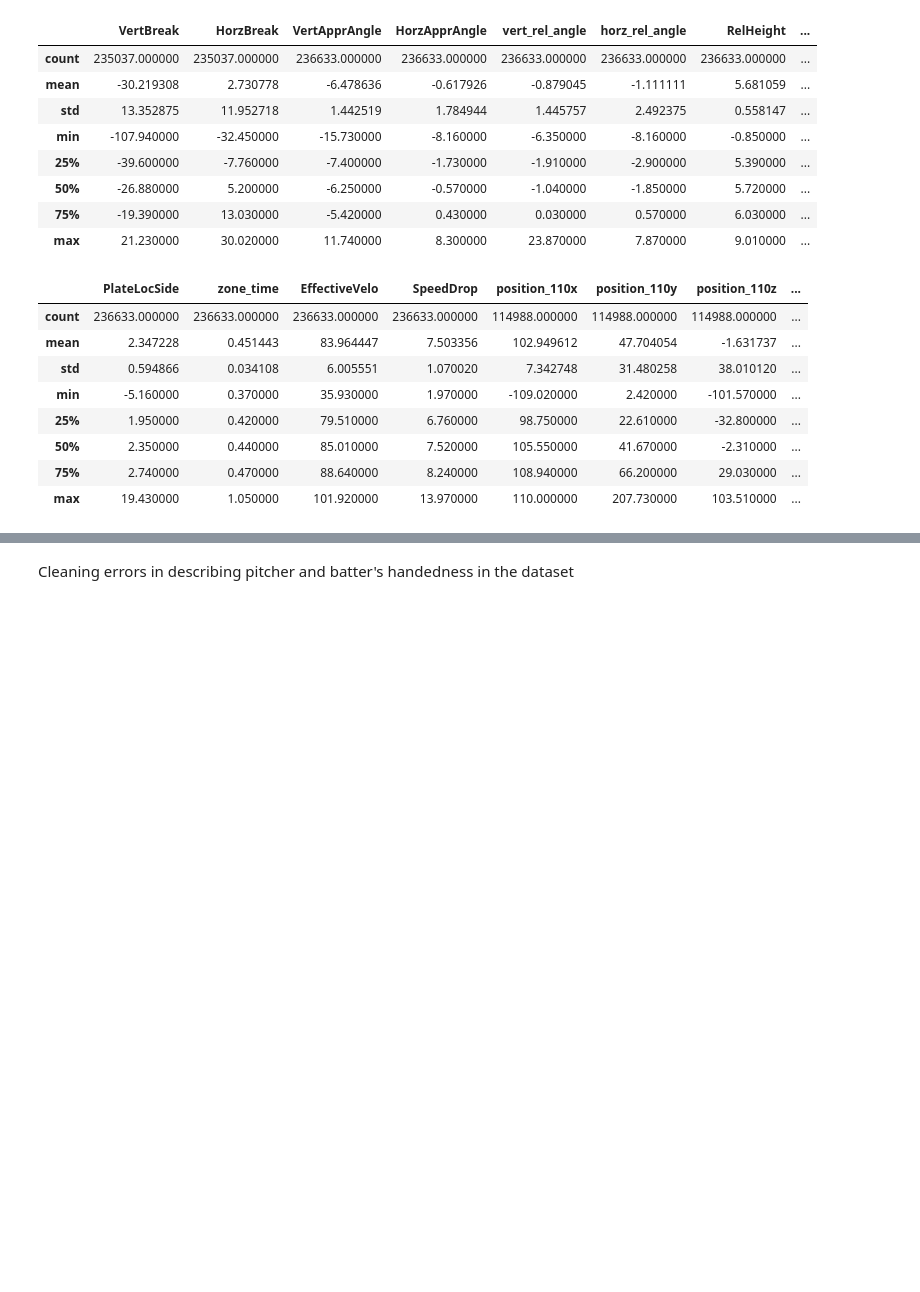
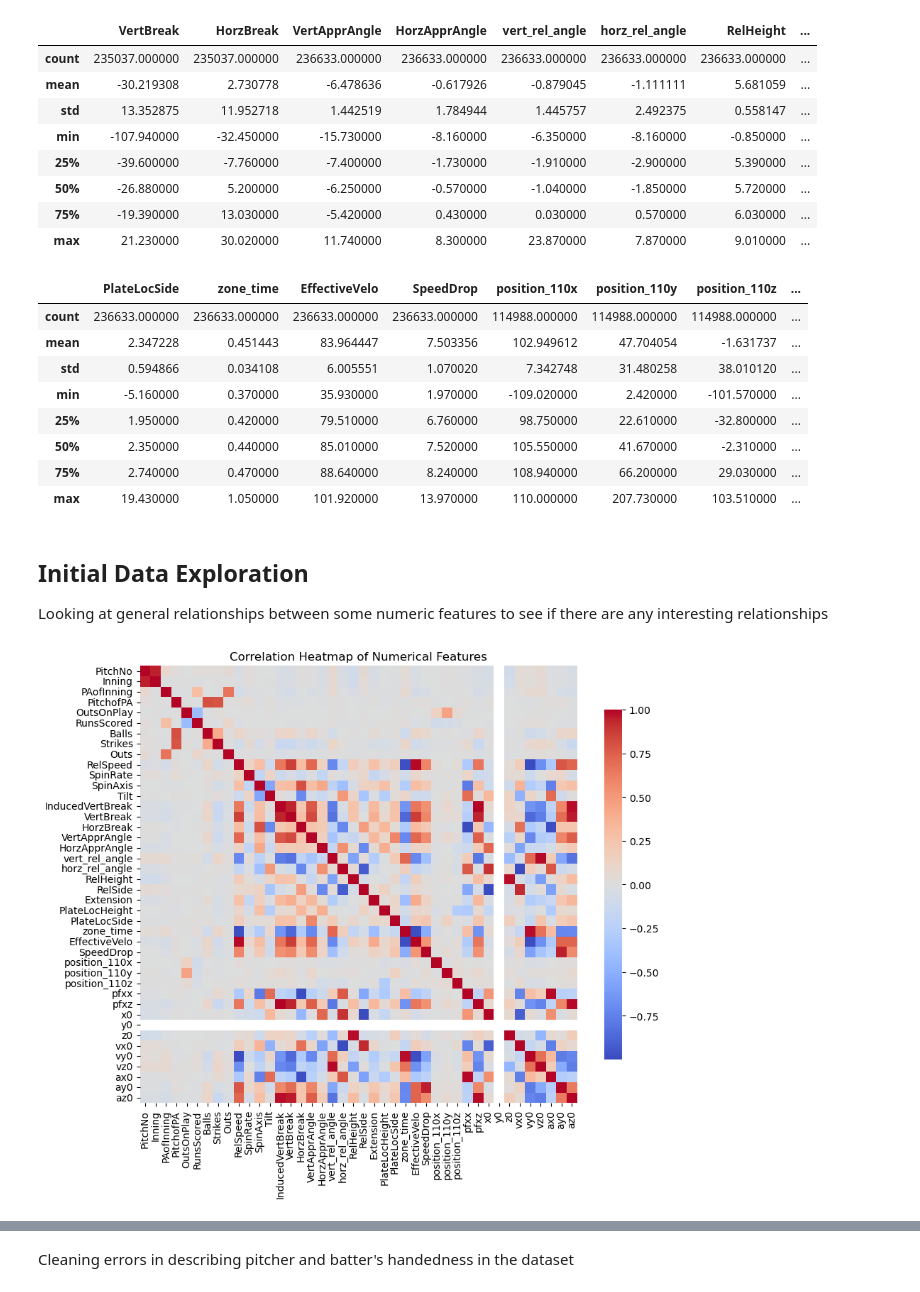
Before and after one commit to sanakohli/ml-project, a Jupyter notebook: ML_notebook.ipynb, the cells around one changed output, grey strips where cells are left out. Drawn from its saved outputs; the diff is of its cells as text; code cells hidden in the pictures; blank space fills up the shorter version.

Commit message:
Added Graphs, and fixed some comments

```diff
--- a/ML_notebook.ipynb
+++ b/ML_notebook.ipynb
@@ -242,3 +217,19 @@ df.iloc[:,30:].describe(include="all")
 | 50% | 2.350000 | 0.440000 | 85.010000 | 7.520000 | 105.550000 | 41.670000 | -2.310000 | ... |
 | 75% | 2.740000 | 0.470000 | 88.640000 | 8.240000 | 108.940000 | 66.200000 | 29.030000 | ... |
 | max | 19.430000 | 1.050000 | 101.920000 | 13.970000 | 110.000000 | 207.730000 | 103.510000 | ... |
+# %% [markdown]
+## Initial Data Exploration
+Looking at general relationships between some numeric features to see if there are any interesting relationships
+# %%
+import seaborn as sns
+import matplotlib.pyplot as plt
+
+# Compute the correlation matrix
+correlation_matrix = df.corr()
+# Plot the heatmap
+plt.figure(figsize=(10, 8))
+sns.heatmap(correlation_matrix, annot=False, fmt=".2f", cmap="coolwarm", square=True, cbar_kws={'shrink': 0.8})
+plt.title('Correlation Heatmap of Numerical Features')
+plt.show()
+# %% [output]
+[figure, added]
```
Also changed, not shown: parts of 58 cells of this notebook.
